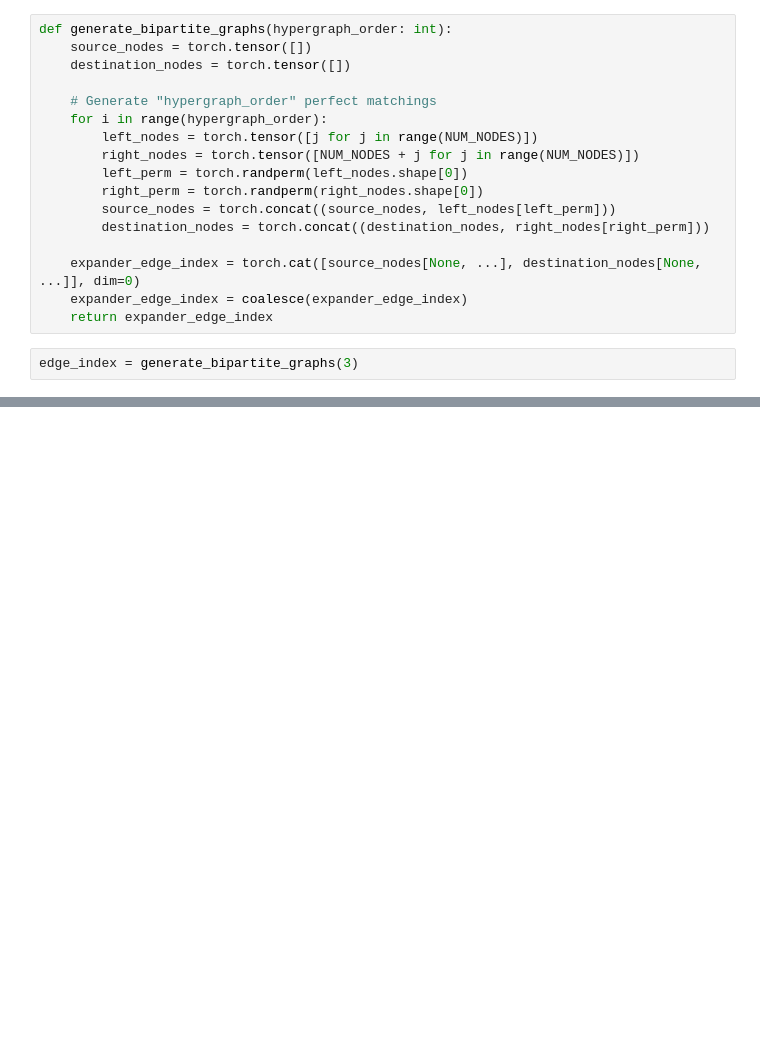
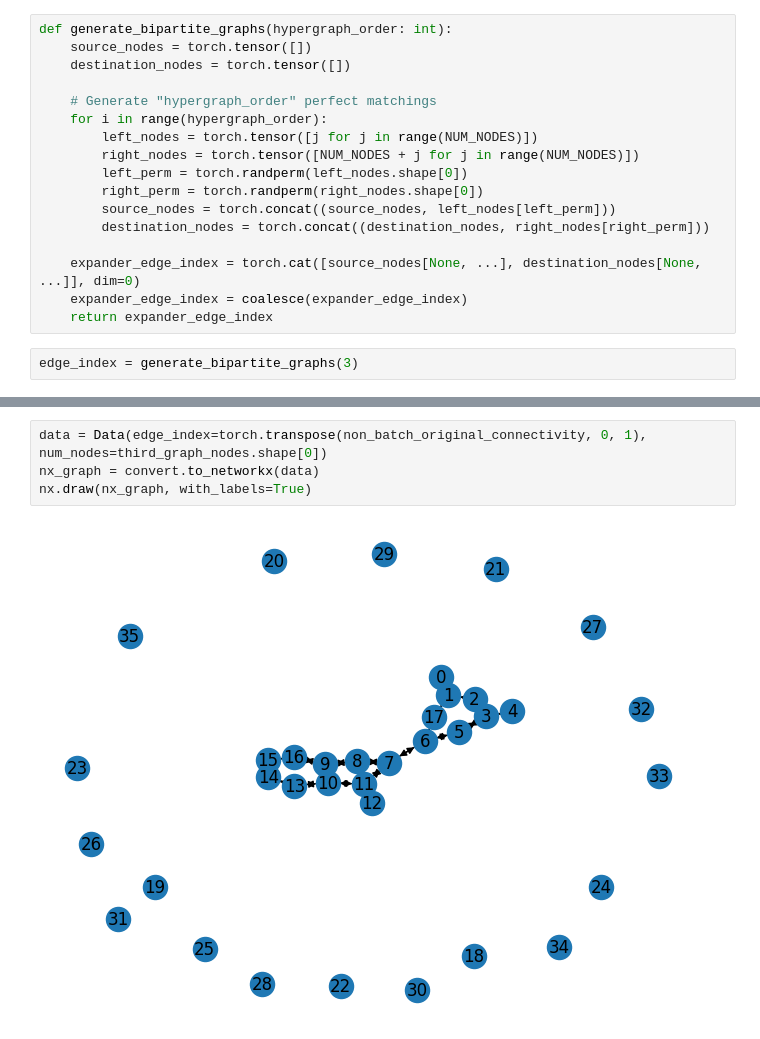
Before and after one commit to dransyhe/higher-order-EGP, a Jupyter notebook: expander_graph_visualisation.ipynb, the cells around one changed output, grey strips where cells are left out. Saved outputs shown, nothing was run; the diff lists cells and outputs as text; blank space fills up the shorter version.

```diff
--- a/expander_graph_visualisation.ipynb
+++ b/expander_graph_visualisation.ipynb
@@ -35,0 +98,6 @@ nx.draw(nx_graph, pos=pos, with_labels=True)
+# %%
+data = Data(edge_index=torch.transpose(non_batch_original_connectivity, 0, 1), num_nodes=third_graph_nodes.shape[0])
+nx_graph = convert.to_networkx(data)
+nx.draw(nx_graph, with_labels=True)
+# %% [output]
+[figure, added]
```
Also changed, not shown: parts of 12 cells of this notebook, 1 other file.
